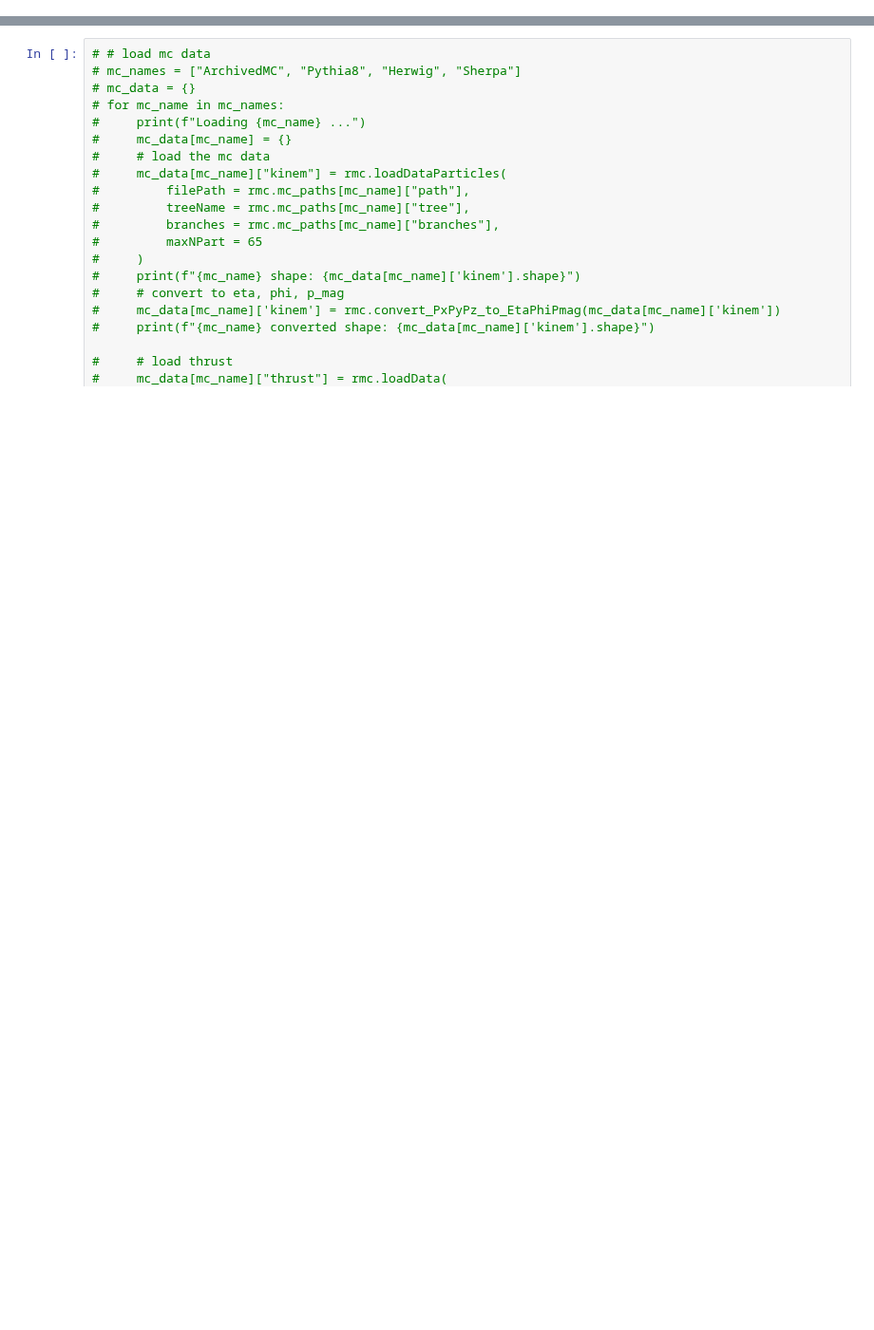
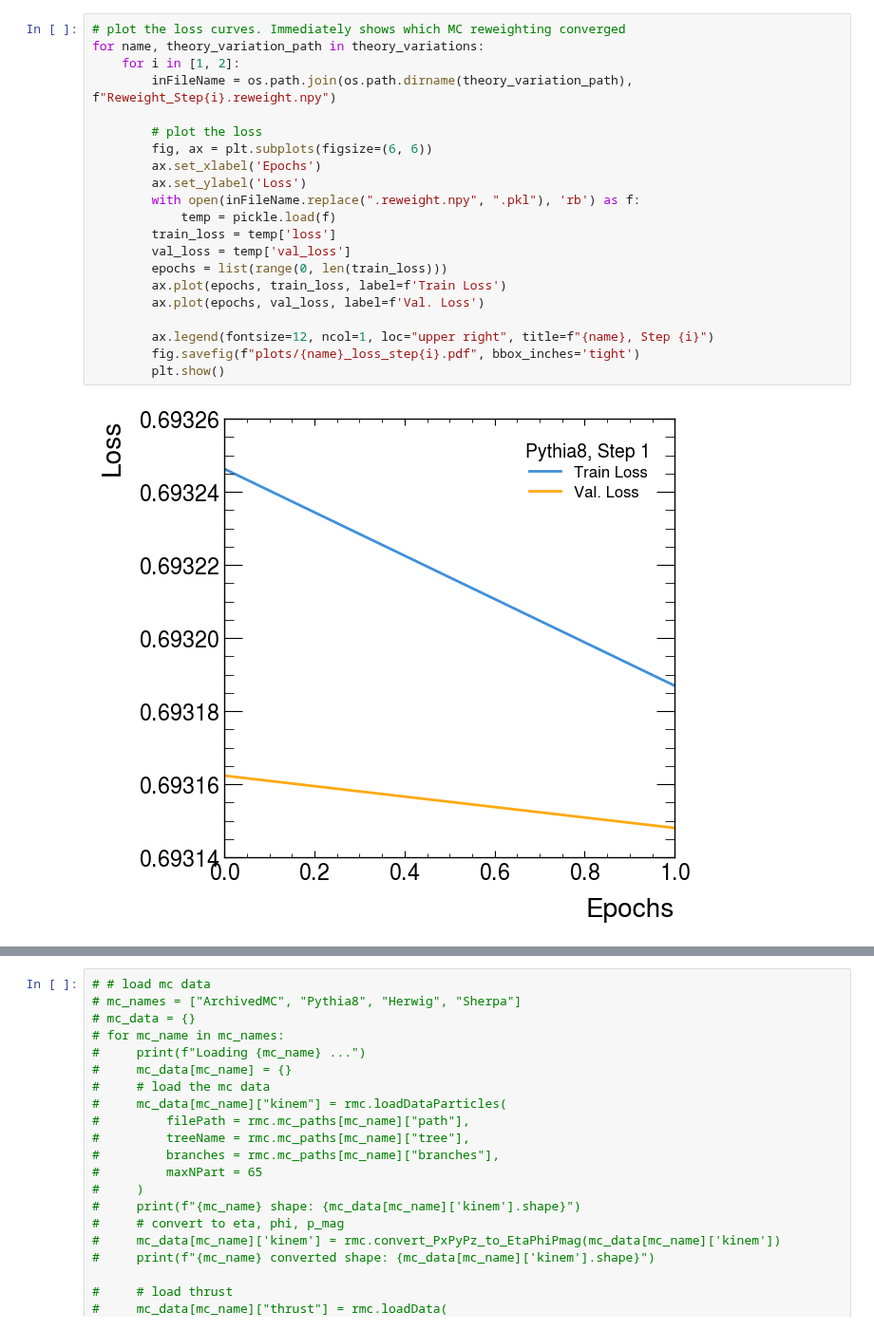
Before and after one commit to badeaa3/unfold-ee-logtau, a Jupyter notebook: ReweightMC/VisualizeReweightMC.ipynb, the cells around one changed output, grey strips where cells are left out. Shown at 95% size. Drawn from its saved outputs; the diff is of its cells as text; blank space fills up the shorter version.

```diff
--- a/ReweightMC/VisualizeReweightMC.ipynb
+++ b/ReweightMC/VisualizeReweightMC.ipynb
@@ -36,0 +27,23 @@ To enable the following instructions: AVX2 FMA, in other operations, rebuild Ten
+# %%
+# plot the loss curves. Immediately shows which MC reweighting converged
+for name, theory_variation_path in theory_variations:
+    for i in [1, 2]:
+        inFileName = os.path.join(os.path.dirname(theory_variation_path), f"Reweight_Step{i}.reweight.npy")
+
+        # plot the loss
+        fig, ax = plt.subplots(figsize=(6, 6))
+        ax.set_xlabel('Epochs')
+        ax.set_ylabel('Loss')
+        with open(inFileName.replace(".reweight.npy", ".pkl"), 'rb') as f:
+            temp = pickle.load(f)
+        train_loss = temp['loss']
+        val_loss = temp['val_loss']
+        epochs = list(range(0, len(train_loss)))
+        ax.plot(epochs, train_loss, label=f'Train Loss')
+        ax.plot(epochs, val_loss, label=f'Val. Loss')
+
+        ax.legend(fontsize=12, ncol=1, loc="upper right", title=f"{name}, Step {i}")
+        fig.savefig(f"plots/{name}_loss_step{i}.pdf", bbox_inches='tight')
+        plt.show()
+# %% [output]
+[figure, added]
```
Also changed, not shown: parts of 8 cells of this notebook, 1 other file.
